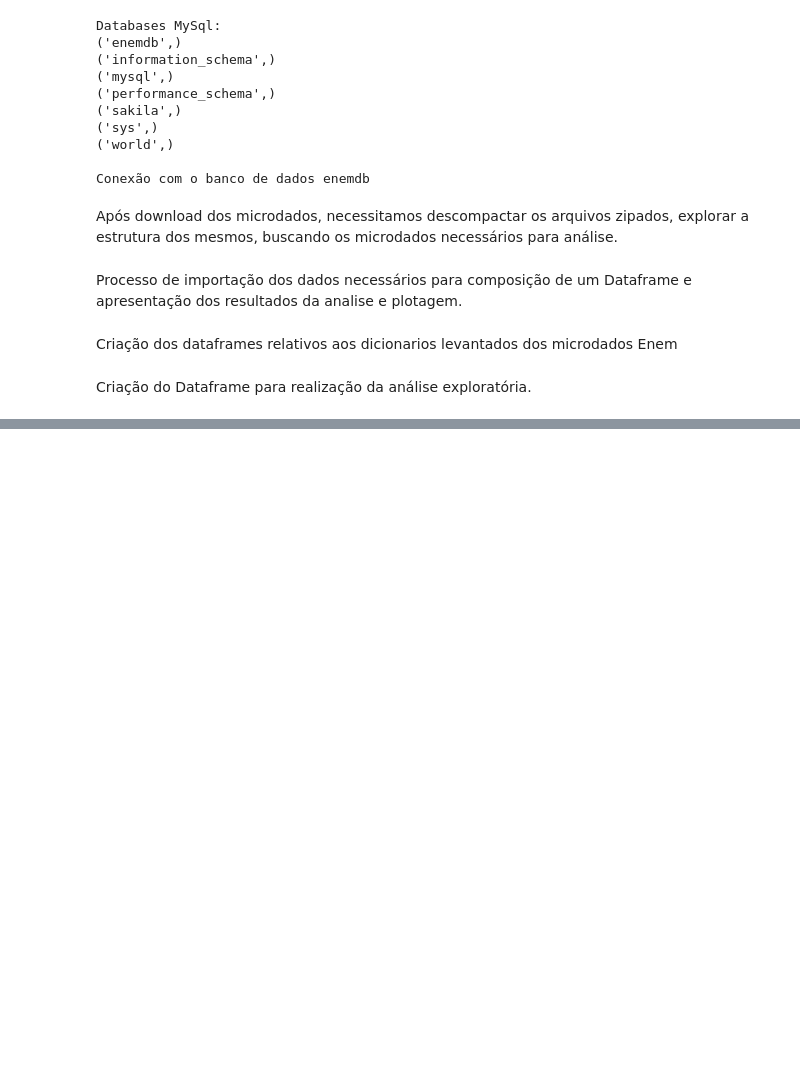
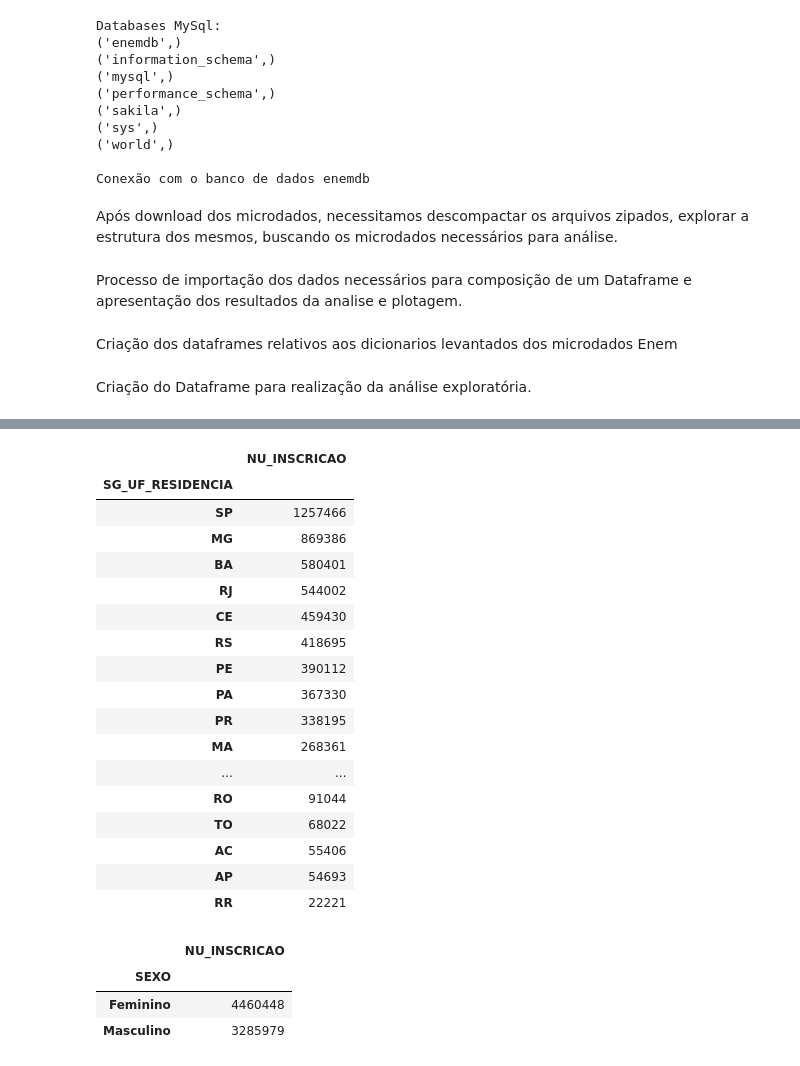
Before and after one commit to projetobigdatasenac2020/ProjetoFinalBigData, a Jupyter notebook: ProjetoFinal.ipynb, the cells around one changed output, grey strips where cells are left out. Saved outputs shown, nothing was run; the diff lists cells and outputs as text; code cells hidden in the pictures; blank space fills up the shorter version.

```diff
--- a/ProjetoFinal.ipynb
+++ b/ProjetoFinal.ipynb
@@ -573,0 +668,32 @@ print(f'Dataframe df_enem2015 criado com sucesso - {datetime.now()}.')
+# %%
+# Apresentação do Raking dos Estados da Federação por nº de Inscrição.
+
+df_enem2015.filter(items= ['NU_INSCRICAO', 'SG_UF_RESIDENCIA']).groupby('SG_UF_RESIDENCIA').count().sort_values(by = 'NU_INSCRICAO', ascending = False)
+# %% [output]
+|  | NU_INSCRICAO |
+| SG_UF_RESIDENCIA |  |
+| SP | 1257466 |
+| MG | 869386 |
+| BA | 580401 |
+| RJ | 544002 |
+| CE | 459430 |
+| RS | 418695 |
+| PE | 390112 |
+| PA | 367330 |
+| PR | 338195 |
+| MA | 268361 |
+| ... | ... |
+| RO | 91044 |
+| TO | 68022 |
+| AC | 55406 |
+| AP | 54693 |
+| RR | 22221 |
+# %%
+# Apresentação do Raking do Sexo por nº de Inscrição.
+
+df_enem2015.filter(items= ['NU_INSCRICAO', 'SEXO']).groupby('SEXO').count().sort_values(by = 'NU_INSCRICAO', ascending = False)
+# %% [output]
+|  | NU_INSCRICAO |
+| SEXO |  |
+| Feminino | 4460448 |
+| Masculino | 3285979 |
```
Also changed, not shown: parts of 12 cells of this notebook.
